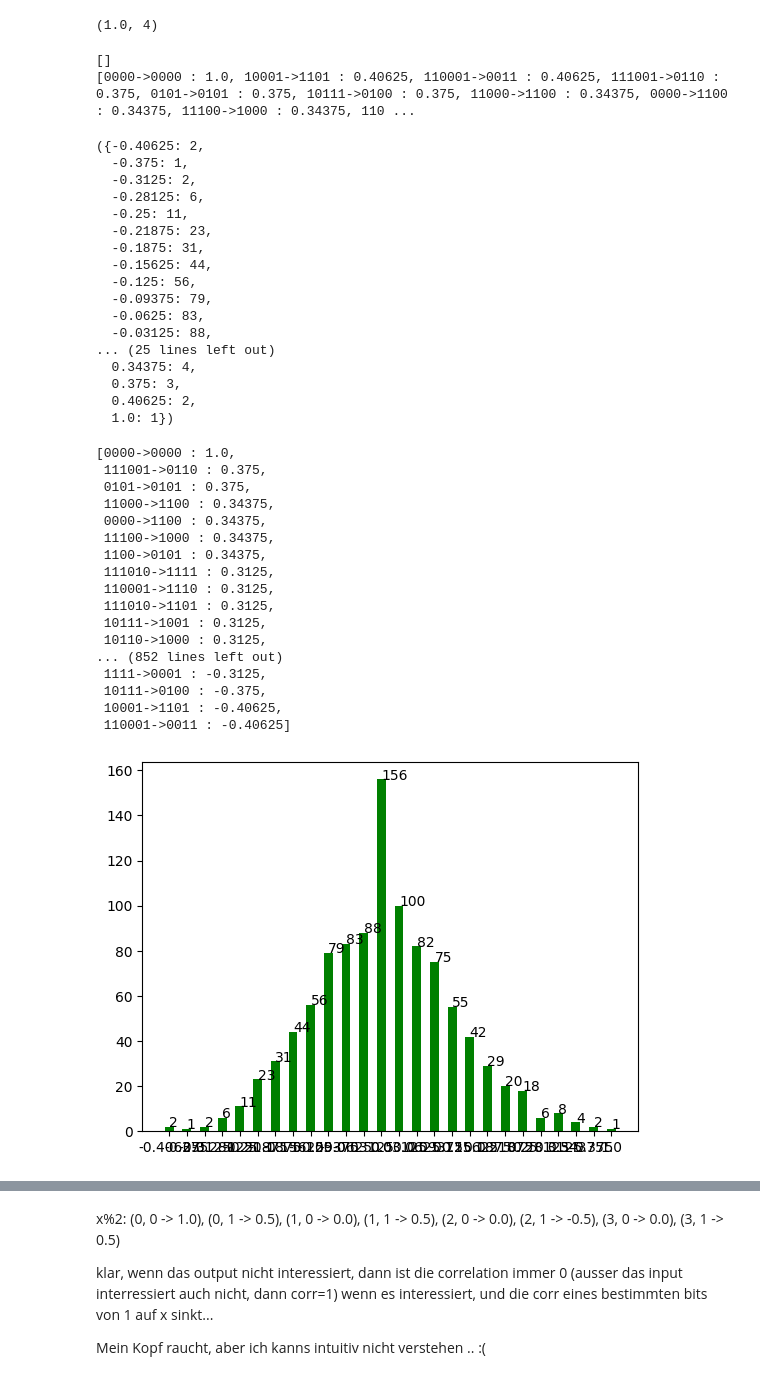
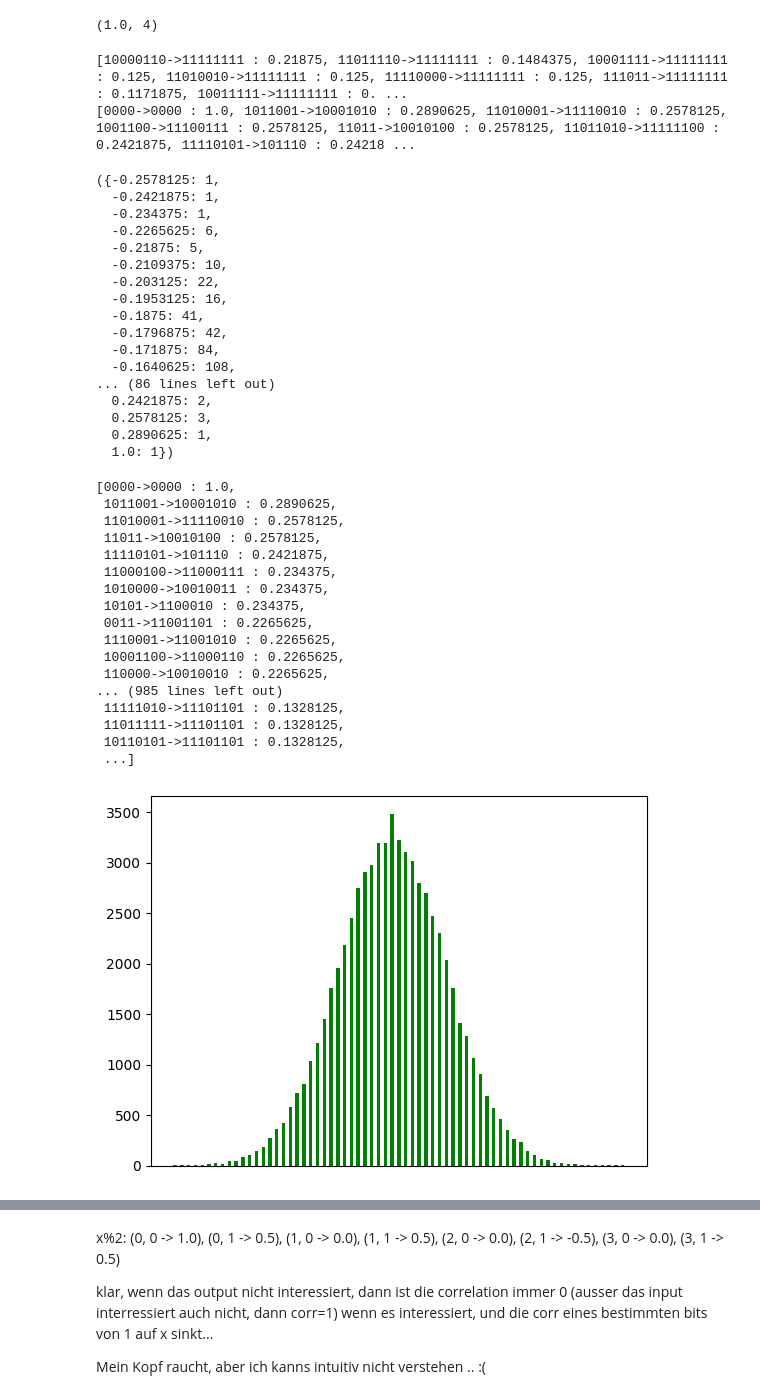
Before and after one commit to HannesGitH/MA-public, a Jupyter notebook: success_probabilities.ipynb, the cells around one changed output, grey strips where cells are left out. Cells and saved outputs as stored; diff of their text form; code cells hidden in the pictures.

```diff
--- a/success_probabilities.ipynb
+++ b/success_probabilities.ipynb
@@ -219,9 +219,9 @@ def f(x):
     return f_malviya(x)
 
 if True:
-    prefix = '6to4random'
-    inl = 6
-    outl = 4
+    prefix = '8to8random2'
+    inl = 8
+    outl = 8
 
     def f(x:int)->int:
         return np.random.randint(0,2**outl)
@@ -296,62 +296,64 @@ correlation_counts, abs_correlation_counts
 #     plt.text(k,v,v)
 # plt.show()
 # %% [output]
-[]
-[0000->0000 : 1.0, 10001->1101 : 0.40625, 110001->0011 : 0.40625, 111001->0110 : 0.375, 0101->0101 : 0.375, 10111->0100 : 0.375, 11000->1100 : 0.34375, 0000->1100 : 0.34375, 11100->1000 : 0.34375, 110 ...
+[10000110->11111111 : 0.21875, 11011110->11111111 : 0.1484375, 10001111->11111111 : 0.125, 11010010->11111111 : 0.125, 11110000->11111111 : 0.125, 111011->11111111 : 0.1171875, 10011111->11111111 : 0. ...
+[0000->0000 : 1.0, 1011001->10001010 : 0.2890625, 11010001->11110010 : 0.2578125, 1001100->11100111 : 0.2578125, 11011->10010100 : 0.2578125, 11011010->11111100 : 0.2421875, 11110101->101110 : 0.24218 ...
-({-0.40625: 2,
-  -0.375: 1,
-  -0.3125: 2,
-  -0.28125: 6,
-  -0.25: 11,
-  -0.21875: 23,
-  -0.1875: 31,
-  -0.15625: 44,
-  -0.125: 56,
-  -0.09375: 79,
-  -0.0625: 83,
-  -0.03125: 88,
-... (25 lines left out)
-  0.34375: 4,
-  0.375: 3,
-  0.40625: 2,
+({-0.2578125: 1,
+  -0.2421875: 1,
+  -0.234375: 1,
+  -0.2265625: 6,
+  -0.21875: 5,
+  -0.2109375: 10,
+  -0.203125: 22,
+  -0.1953125: 16,
+  -0.1875: 41,
+  -0.1796875: 42,
+  -0.171875: 84,
+  -0.1640625: 108,
+... (86 lines left out)
+  0.2421875: 2,
+  0.2578125: 3,
+  0.2890625: 1,
   1.0: 1})
 # %%
 list(filter(lambda corr: corr.corr != 0, correlations[::-1]))
 # %% [output]
 [0000->0000 : 1.0,
- 111001->0110 : 0.375,
- 0101->0101 : 0.375,
- 11000->1100 : 0.34375,
- 0000->1100 : 0.34375,
- 11100->1000 : 0.34375,
- 1100->0101 : 0.34375,
- 111010->1111 : 0.3125,
- 110001->1110 : 0.3125,
- 111010->1101 : 0.3125,
- 10111->1001 : 0.3125,
- 10110->1000 : 0.3125,
-... (852 lines left out)
- 1111->0001 : -0.3125,
- 10111->0100 : -0.375,
- 10001->1101 : -0.40625,
- 110001->0011 : -0.40625]
+ 1011001->10001010 : 0.2890625,
+ 11010001->11110010 : 0.2578125,
+ 11011->10010100 : 0.2578125,
+ 11110101->101110 : 0.2421875,
+ 11000100->11000111 : 0.234375,
+ 1010000->10010011 : 0.234375,
+ 10101->1100010 : 0.234375,
+ 0011->11001101 : 0.2265625,
+ 1110001->11001010 : 0.2265625,
+ 10001100->11000110 : 0.2265625,
+ 110000->10010010 : 0.2265625,
+... (985 lines left out)
+ 11111010->11101101 : 0.1328125,
+ 11011111->11101101 : 0.1328125,
+ 10110101->11101101 : 0.1328125,
+ ...]
 # %%
 import tikzplotlib
 
 # get tikz code and save it to a file
 
 # fig = plt.figure(figsize=plt.figaspect(.5))
 plt.bar([f'{key}' for key in correlation_counts.keys()], correlation_counts.values(), width=0.5, color='g', align='center')
-if prefix != '8to8random':
+if '8to8random' not in prefix:
     for i,(k,v) in enumerate(correlation_counts.items()):
         plt.text(i,v,v)
 else:
     #disable x labels
     plt.xticks([])
 
+plt.xticks(rotation=90)
+
 tikzplotlib.save("empirical/"+prefix+"_correlation_counts.tex")
 # %% [output]
-[figure, old version]
+[figure, new version]
 # %%
 
 # fig = plt.figure(figsize=plt.figaspect(.5))
```
Also changed, not shown: parts of 3 cells of this notebook, 2 other files.
